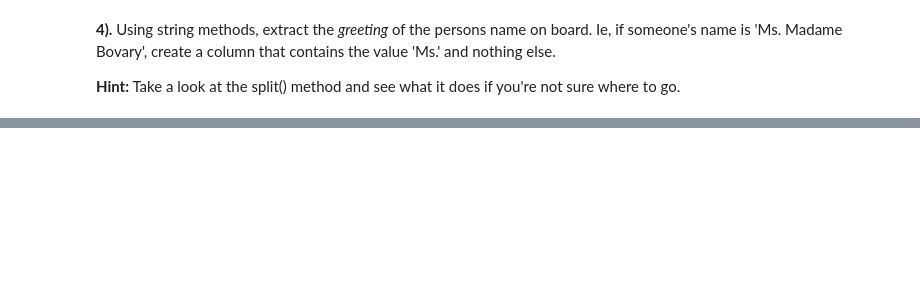
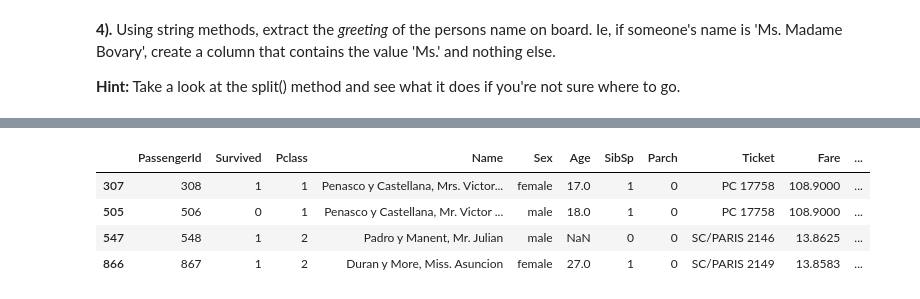
Before and after one commit to alphalex/DAT-06-24, a Jupyter notebook: class material/Unit 2/Lesson 5/labs/exploring-data-lab.ipynb, the cells around one changed output, grey strips where cells are left out. Saved outputs shown, nothing was run; the diff lists cells and outputs as text; code cells hidden in the pictures; blank space fills up the shorter version.

```diff
--- a/class material/Unit 2/Lesson 5/labs/exploring-data-lab.ipynb
+++ b/class material/Unit 2/Lesson 5/labs/exploring-data-lab.ipynb
@@ -300,0 +404,8 @@ When you are finished, use .value_counts() to confirm you have the following cou
+# %%
+df[df['greeting'] == 'y']
+# %% [output]
+|  | PassengerId | Survived | Pclass | Name | Sex | Age | SibSp | Parch | Ticket | Fare | ... |
+| 307 | 308 | 1 | 1 | Penasco y Castellana, Mrs. Victor... | female | 17.0 | 1 | 0 | PC 17758 | 108.9000 | ... |
+| 505 | 506 | 0 | 1 | Penasco y Castellana, Mr. Victor ... | male | 18.0 | 1 | 0 | PC 17758 | 108.9000 | ... |
+| 547 | 548 | 1 | 2 | Padro y Manent, Mr. Julian | male | NaN | 0 | 0 | SC/PARIS 2146 | 13.8625 | ... |
+| 866 | 867 | 1 | 2 | Duran y More, Miss. Asuncion | female | 27.0 | 1 | 0 | SC/PARIS 2149 | 13.8583 | ... |
```
Also changed, not shown: parts of 24 cells of this notebook, 1 other file.
